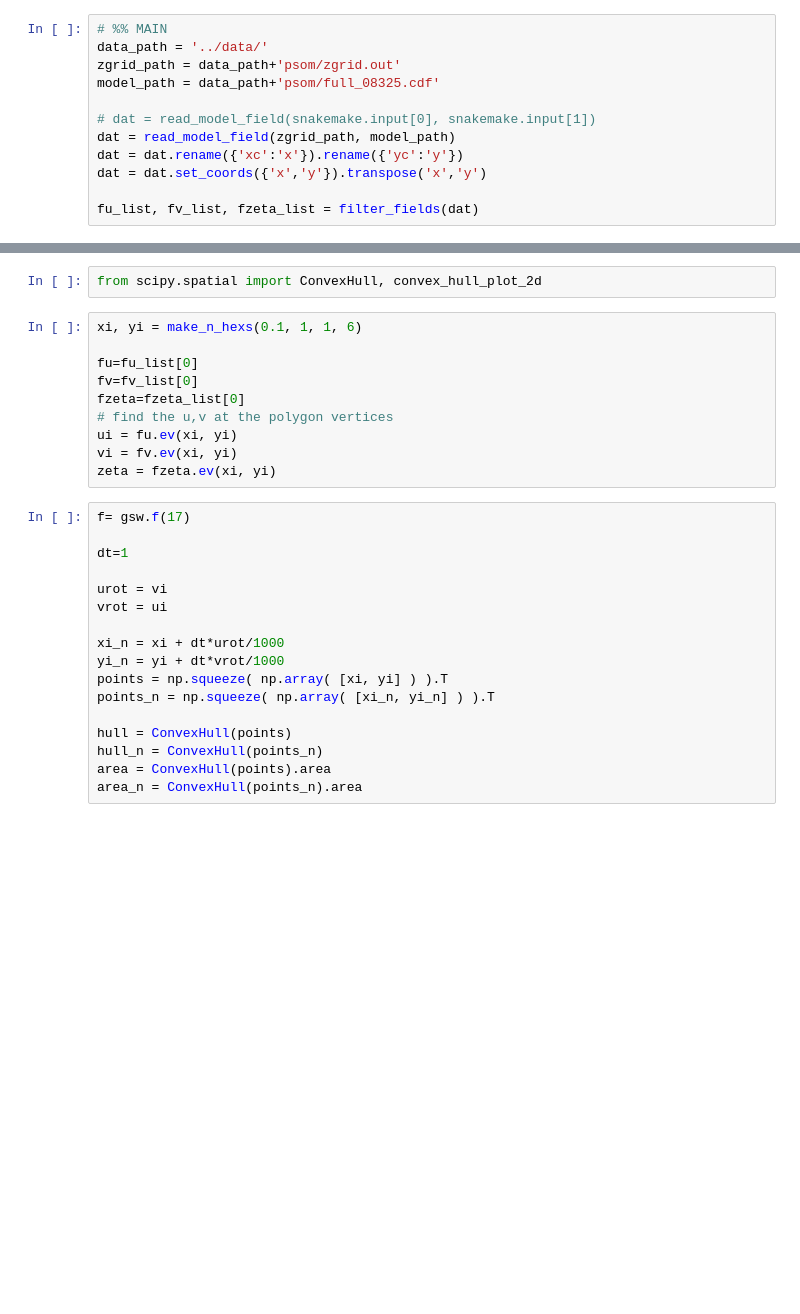
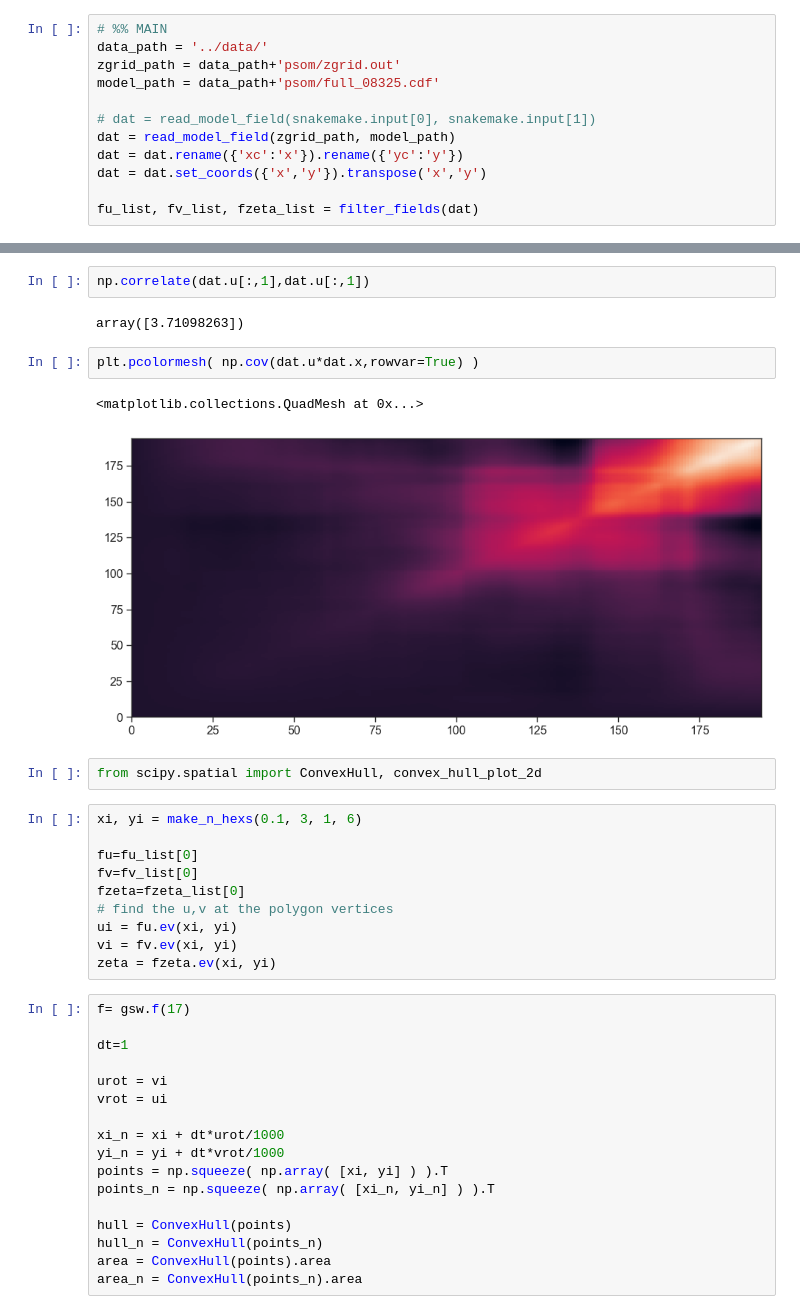
Before and after one commit to sessink/velocity_gradients, a Jupyter notebook: notebooks/compare_methods.ipynb, the cells around one changed output, grey strips where cells are left out. Cells and saved outputs as stored; diff of their text form; blank space fills up the shorter version.

```diff
--- a/notebooks/compare_methods.ipynb
+++ b/notebooks/compare_methods.ipynb
@@ -75,7 +77,16 @@ Data variables:
+# %%
+np.correlate(dat.u[:,1],dat.u[:,1])
+# %% [output]
+array([3.71098263])
+# %%
+plt.pcolormesh( np.cov(dat.u*dat.x,rowvar=True) )
+# %% [output]
+<matplotlib.collections.QuadMesh at 0x...>
+[figure, added]
 # %%
 from scipy.spatial import ConvexHull, convex_hull_plot_2d
 # %%
-xi, yi = make_n_hexs(0.1, 1, 1, 6)
+xi, yi = make_n_hexs(0.1, 3, 1, 6)
 
 fu=fu_list[0]
 fv=fv_list[0]
```
Also changed, not shown: parts of 15 cells of this notebook, 5 other files.
